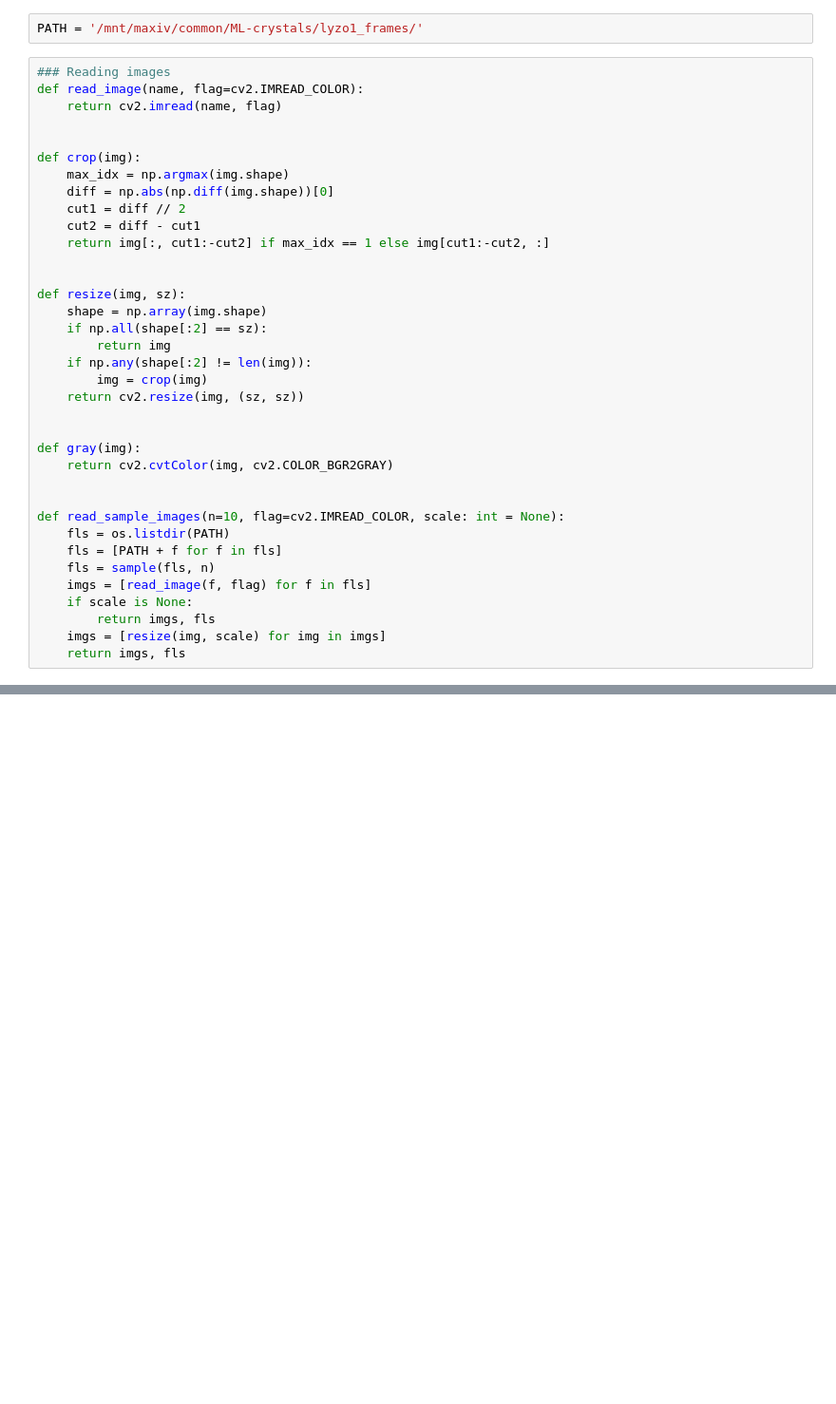
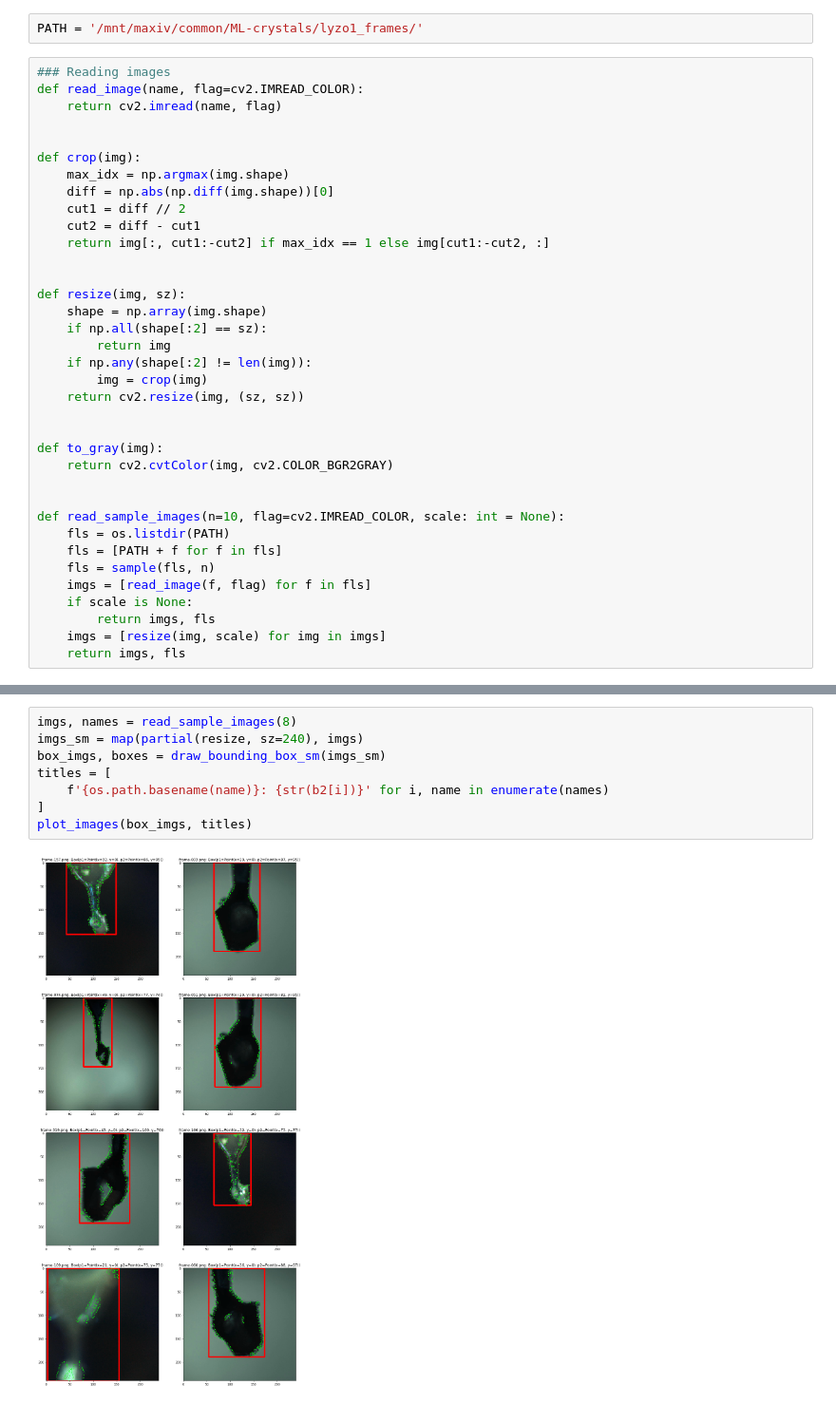
Before and after one commit to voidcase/pewpew, a Jupyter notebook: edge_detection.ipynb, the cells around one changed output, grey strips where cells are left out. Shown at 95% size. Drawn from its saved outputs; the diff is of its cells as text; blank space fills up the shorter version.

Commit message:
better bounding boxer for downscaled images

```diff
--- a/edge_detection.ipynb
+++ b/edge_detection.ipynb
@@ -37,7 +38,7 @@ def resize(img, sz):
     return cv2.resize(img, (sz, sz))
 
 
-def gray(img):
+def to_gray(img):
     return cv2.cvtColor(img, cv2.COLOR_BGR2GRAY)
 
 
@@ -155,0 +155,10 @@ plot_images(imgs)
+# %%
+imgs, names = read_sample_images(8)
+imgs_sm = map(partial(resize, sz=240), imgs)
+box_imgs, boxes = draw_bounding_box_sm(imgs_sm)
+titles = [
+    f'{os.path.basename(name)}: {str(b2[i])}' for i, name in enumerate(names)
+]
+plot_images(box_imgs, titles)
+# %% [output]
+[figure, added]
```
Also changed, not shown: parts of 7 cells of this notebook.
